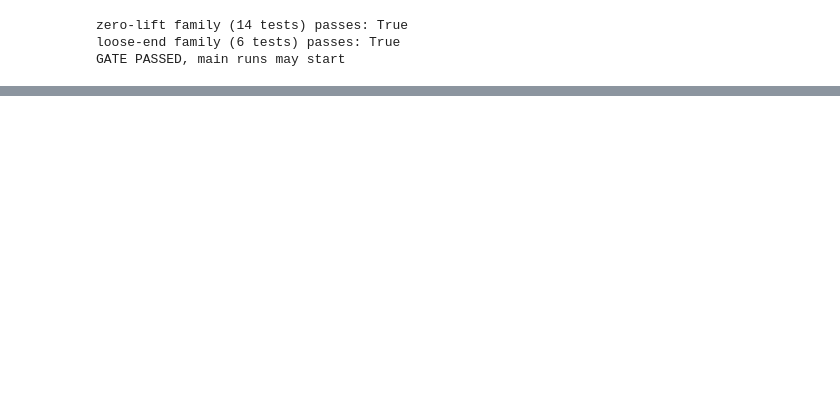
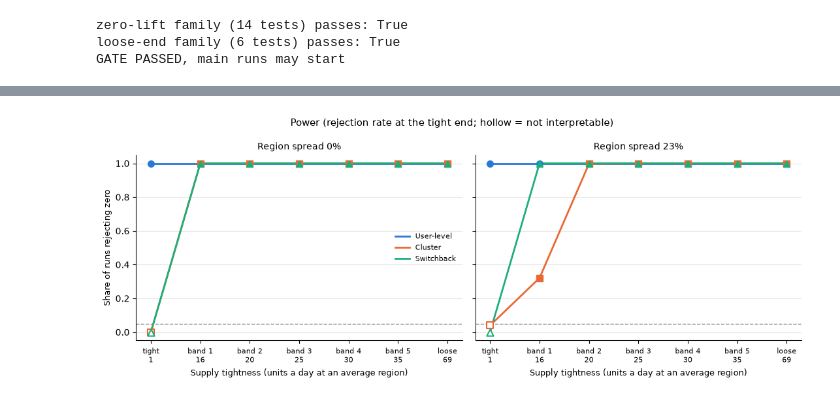
Before and after one commit to luisesparza3347/ab-testing-experiments, a Jupyter notebook: notebooks/04_interference_sim.ipynb, the cells around one changed output, grey strips where cells are left out. Saved outputs shown, nothing was run; the diff lists cells and outputs as text; code cells hidden in the pictures; blank space fills up the shorter version.

```diff
--- a/notebooks/04_interference_sim.ipynb
+++ b/notebooks/04_interference_sim.ipynb
@@ -283,0 +461,4 @@ GATE PASSED, main runs may start
+# %%
+chart("power", "power_mcse", 1, "Share of runs rejecting zero", "Power (rejection rate at the tight end; hollow = not interpretable)", 0.05, "sim_power.png")
+# %% [output]
+[figure, added]
```
Also changed, not shown: parts of 10 cells of this notebook, 6 other files.
